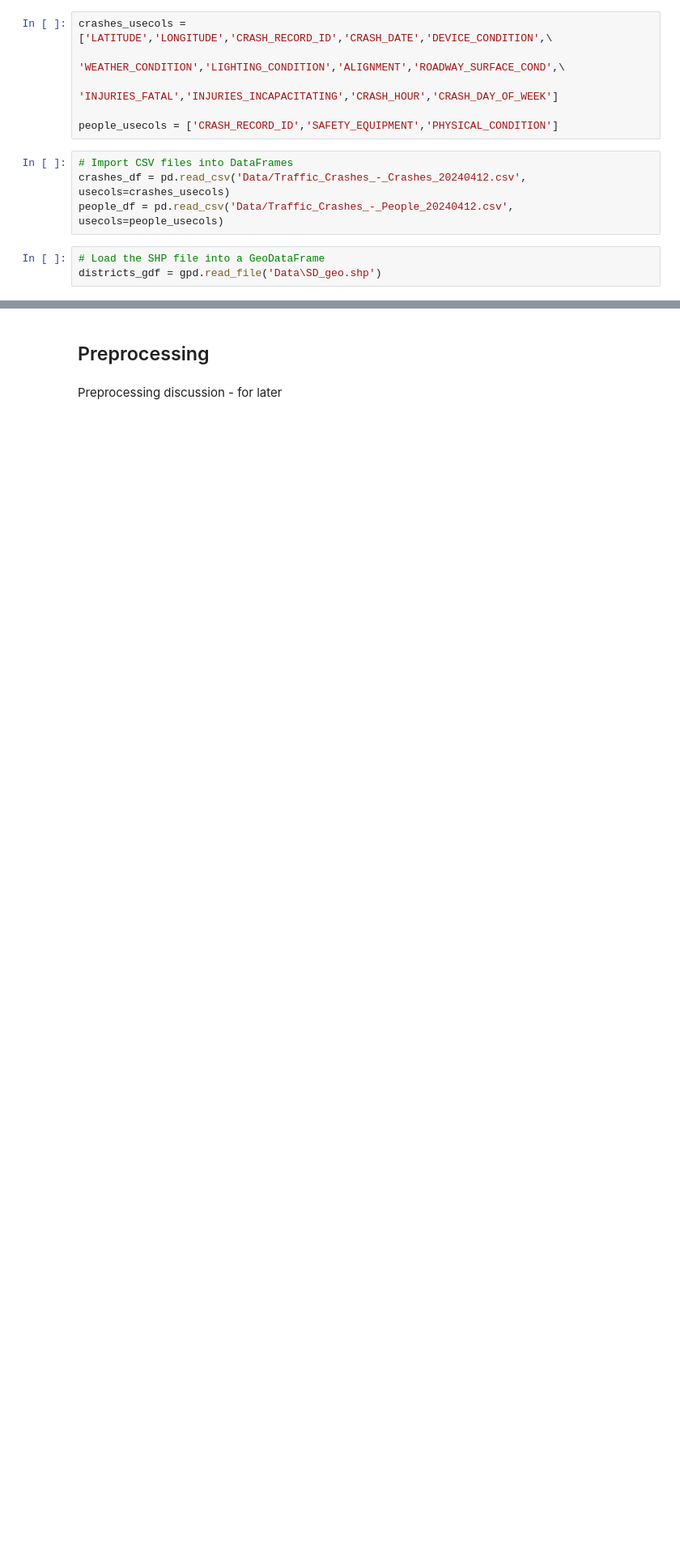
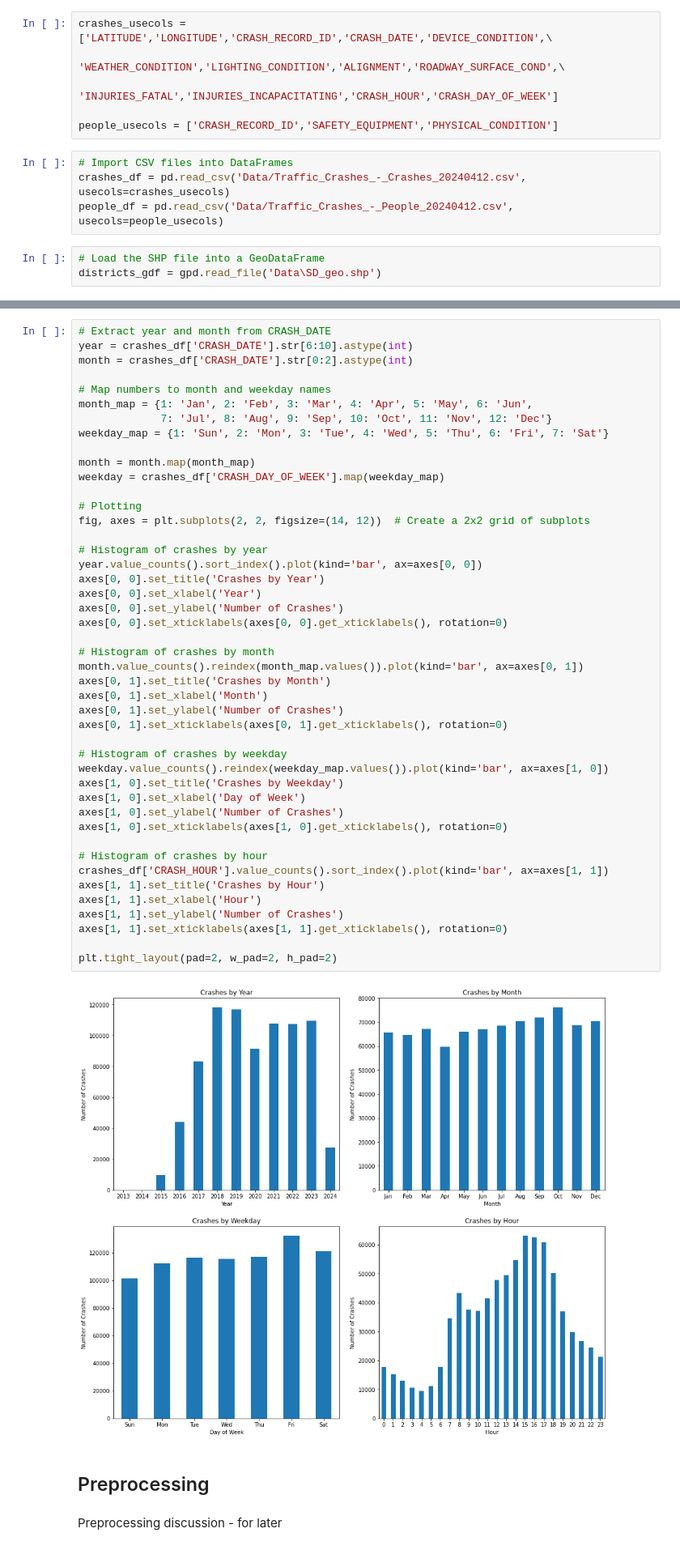
Before and after one commit to karisteph/Chicago_Car_Crashes_Analysis, a Jupyter notebook: Chicago_Car_Crashes_Analysis.ipynb, the cells around one changed output, grey strips where cells are left out. Shown at 81% size. Cells and saved outputs as stored; diff of their text form; blank space fills up the shorter version.

Commit message:
updating notebook, adding visualizations and tables

```diff
--- a/Chicago_Car_Crashes_Analysis.ipynb
+++ b/Chicago_Car_Crashes_Analysis.ipynb
@@ -64,3 +71,50 @@ pd.DataFrame({'Dataset':('Crashes','People'),
+# %%
+# Extract year and month from CRASH_DATE
+year = crashes_df['CRASH_DATE'].str[6:10].astype(int)
+month = crashes_df['CRASH_DATE'].str[0:2].astype(int)
+
+# Map numbers to month and weekday names
+month_map = {1: 'Jan', 2: 'Feb', 3: 'Mar', 4: 'Apr', 5: 'May', 6: 'Jun',
+             7: 'Jul', 8: 'Aug', 9: 'Sep', 10: 'Oct', 11: 'Nov', 12: 'Dec'}
+weekday_map = {1: 'Sun', 2: 'Mon', 3: 'Tue', 4: 'Wed', 5: 'Thu', 6: 'Fri', 7: 'Sat'}
+
+month = month.map(month_map)
+weekday = crashes_df['CRASH_DAY_OF_WEEK'].map(weekday_map)
+
+# Plotting
+fig, axes = plt.subplots(2, 2, figsize=(14, 12))  # Create a 2x2 grid of subplots
+
+# Histogram of crashes by year
+year.value_counts().sort_index().plot(kind='bar', ax=axes[0, 0])
+axes[0, 0].set_title('Crashes by Year')
+axes[0, 0].set_xlabel('Year')
+axes[0, 0].set_ylabel('Number of Crashes')
+axes[0, 0].set_xticklabels(axes[0, 0].get_xticklabels(), rotation=0)
+
+# Histogram of crashes by month
+month.value_counts().reindex(month_map.values()).plot(kind='bar', ax=axes[0, 1])
+axes[0, 1].set_title('Crashes by Month')
+axes[0, 1].set_xlabel('Month')
+axes[0, 1].set_ylabel('Number of Crashes')
+axes[0, 1].set_xticklabels(axes[0, 1].get_xticklabels(), rotation=0)
+
+# Histogram of crashes by weekday
+weekday.value_counts().reindex(weekday_map.values()).plot(kind='bar', ax=axes[1, 0])
+axes[1, 0].set_title('Crashes by Weekday')
+axes[1, 0].set_xlabel('Day of Week')
+axes[1, 0].set_ylabel('Number of Crashes')
+axes[1, 0].set_xticklabels(axes[1, 0].get_xticklabels(), rotation=0)
+
+# Histogram of crashes by hour
+crashes_df['CRASH_HOUR'].value_counts().sort_index().plot(kind='bar', ax=axes[1, 1])
+axes[1, 1].set_title('Crashes by Hour')
+axes[1, 1].set_xlabel('Hour')
+axes[1, 1].set_ylabel('Number of Crashes')
+axes[1, 1].set_xticklabels(axes[1, 1].get_xticklabels(), rotation=0)
+
+plt.tight_layout(pad=2, w_pad=2, h_pad=2)
+# %% [output]
+[figure, added]
 # %% [markdown]
 ## Preprocessing
 # %% [markdown]
```
Also changed, not shown: parts of 6 cells of this notebook.
